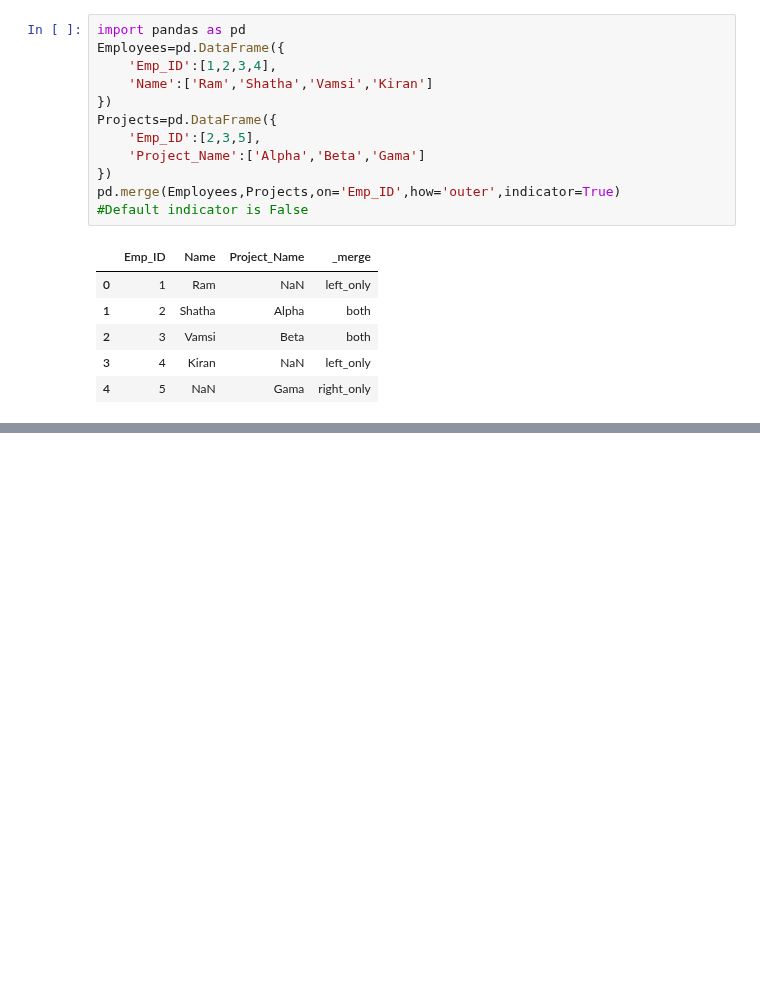
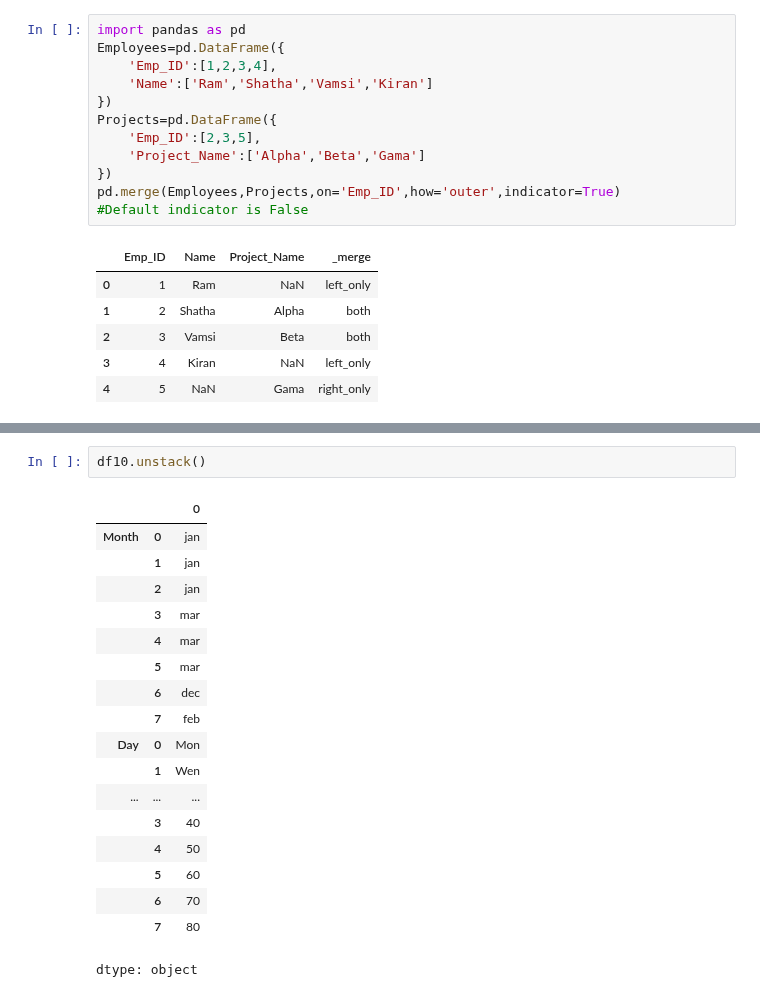
Before and after one commit to ramnagella/Demo, a Jupyter notebook: DA_Day8.ipynb, the cells around one changed output, grey strips where cells are left out. Cells and saved outputs as stored; diff of their text form; blank space fills up the shorter version.

```diff
--- a/DA_Day8.ipynb
+++ b/DA_Day8.ipynb
@@ -144,0 +246,21 @@ pd.merge(Employees,Projects,on='Emp_ID',how='outer',indicator=True)
+# %%
+df10.unstack()
+# %% [output]
+|  |  | 0 |
+| Month | 0 | jan |
+|  | 1 | jan |
+|  | 2 | jan |
+|  | 3 | mar |
+|  | 4 | mar |
+|  | 5 | mar |
+|  | 6 | dec |
+|  | 7 | feb |
+| Day | 0 | Mon |
+|  | 1 | Wen |
+| ... | ... | ... |
+|  | 3 | 40 |
+|  | 4 | 50 |
+|  | 5 | 60 |
+|  | 6 | 70 |
+|  | 7 | 80 |
+dtype: object
```
Also changed, not shown: parts of 7 cells of this notebook.
